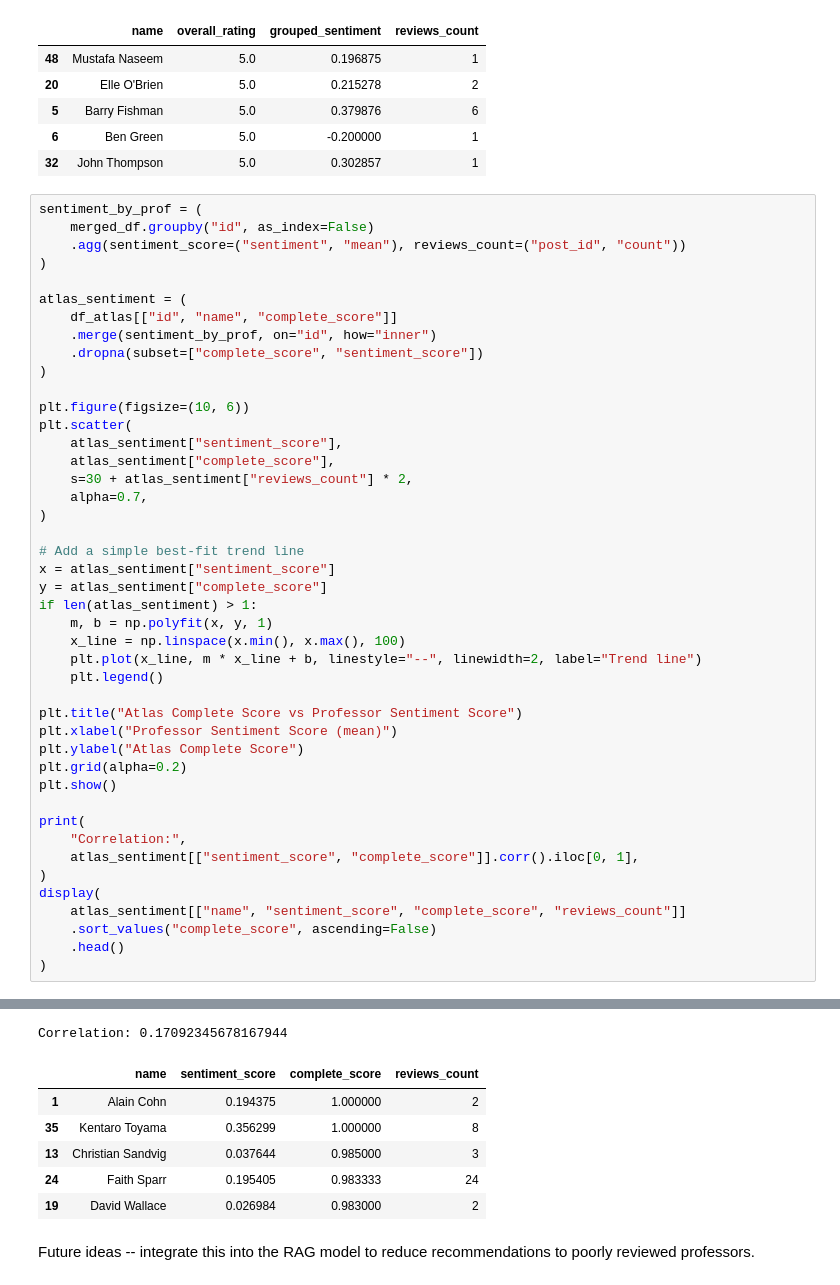
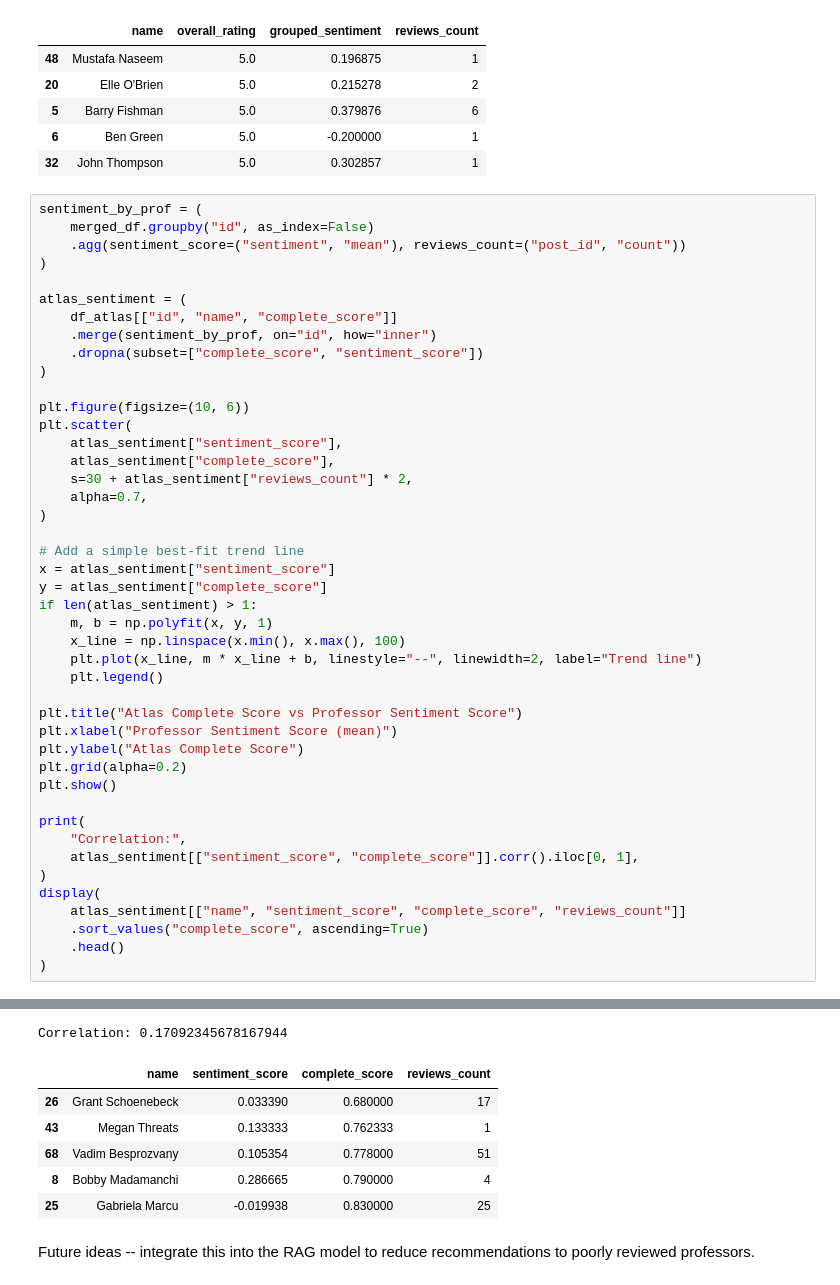
Before and after one commit to cwjng/si568-project3, a Jupyter notebook: main_project.ipynb, the cells around one changed output, grey strips where cells are left out. Drawn from its saved outputs; the diff is of its cells as text.

```diff
--- a/main_project.ipynb
+++ b/main_project.ipynb
@@ -230,38 +230,38 @@ plt.scatter(
     alpha=0.7,
 )
 
 # Add a simple best-fit trend line
 x = atlas_sentiment["sentiment_score"]
 y = atlas_sentiment["complete_score"]
 if len(atlas_sentiment) > 1:
     m, b = np.polyfit(x, y, 1)
     x_line = np.linspace(x.min(), x.max(), 100)
     plt.plot(x_line, m * x_line + b, linestyle="--", linewidth=2, label="Trend line")
     plt.legend()
 
 plt.title("Atlas Complete Score vs Professor Sentiment Score")
 plt.xlabel("Professor Sentiment Score (mean)")
 plt.ylabel("Atlas Complete Score")
 plt.grid(alpha=0.2)
 plt.show()
 
 print(
     "Correlation:",
     atlas_sentiment[["sentiment_score", "complete_score"]].corr().iloc[0, 1],
 )
 display(
     atlas_sentiment[["name", "sentiment_score", "complete_score", "reviews_count"]]
-    .sort_values("complete_score", ascending=False)
+    .sort_values("complete_score", ascending=True)
     .head()
 )
 # %% [output]
 [figure]
 Correlation: 0.17092345678167944
 |  | name | sentiment_score | complete_score | reviews_count |
-| 1 | Alain Cohn | 0.194375 | 1.000000 | 2 |
-| 35 | Kentaro Toyama | 0.356299 | 1.000000 | 8 |
-| 13 | Christian Sandvig | 0.037644 | 0.985000 | 3 |
-| 24 | Faith Sparr | 0.195405 | 0.983333 | 24 |
-| 19 | David Wallace | 0.026984 | 0.983000 | 2 |
+| 26 | Grant Schoenebeck | 0.033390 | 0.680000 | 17 |
+| 43 | Megan Threats | 0.133333 | 0.762333 | 1 |
+| 68 | Vadim Besprozvany | 0.105354 | 0.778000 | 51 |
+| 8 | Bobby Madamanchi | 0.286665 | 0.790000 | 4 |
+| 25 | Gabriela Marcu | -0.019938 | 0.830000 | 25 |
 # %% [markdown]
 Future ideas --  integrate this into the RAG model to reduce recommendations to poorly reviewed professors.
```
Also changed, not shown: 1 other file.
